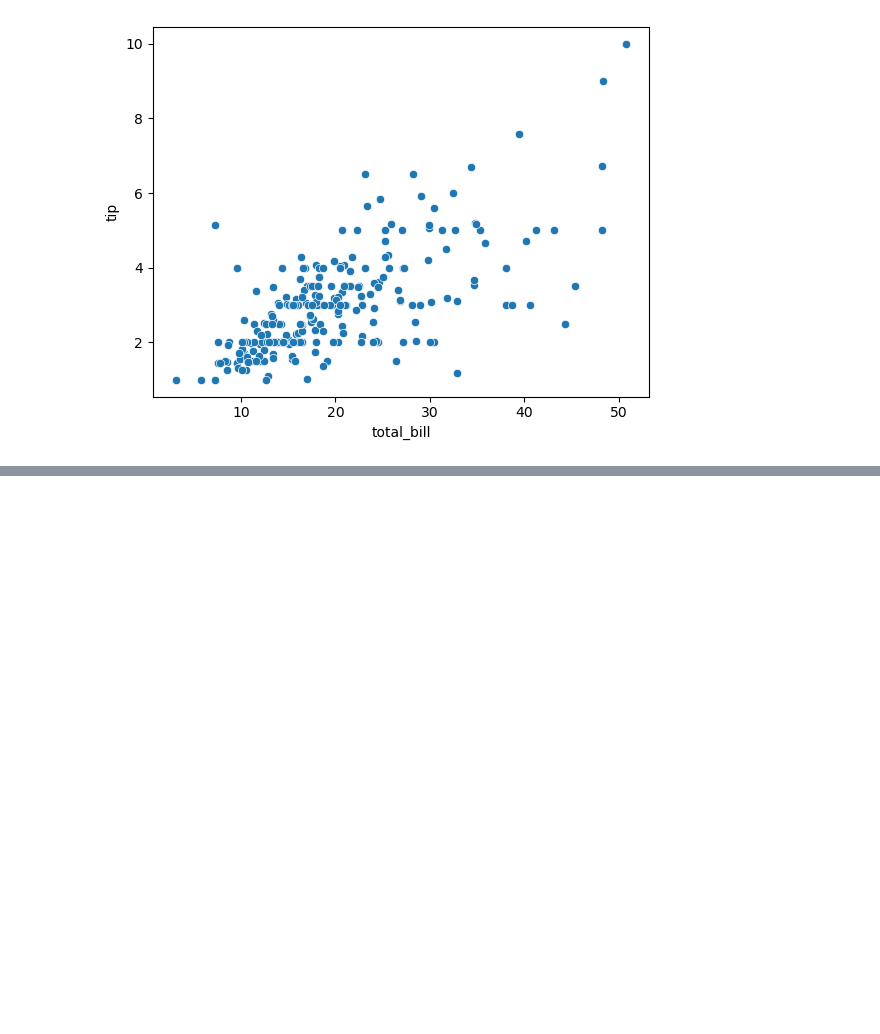
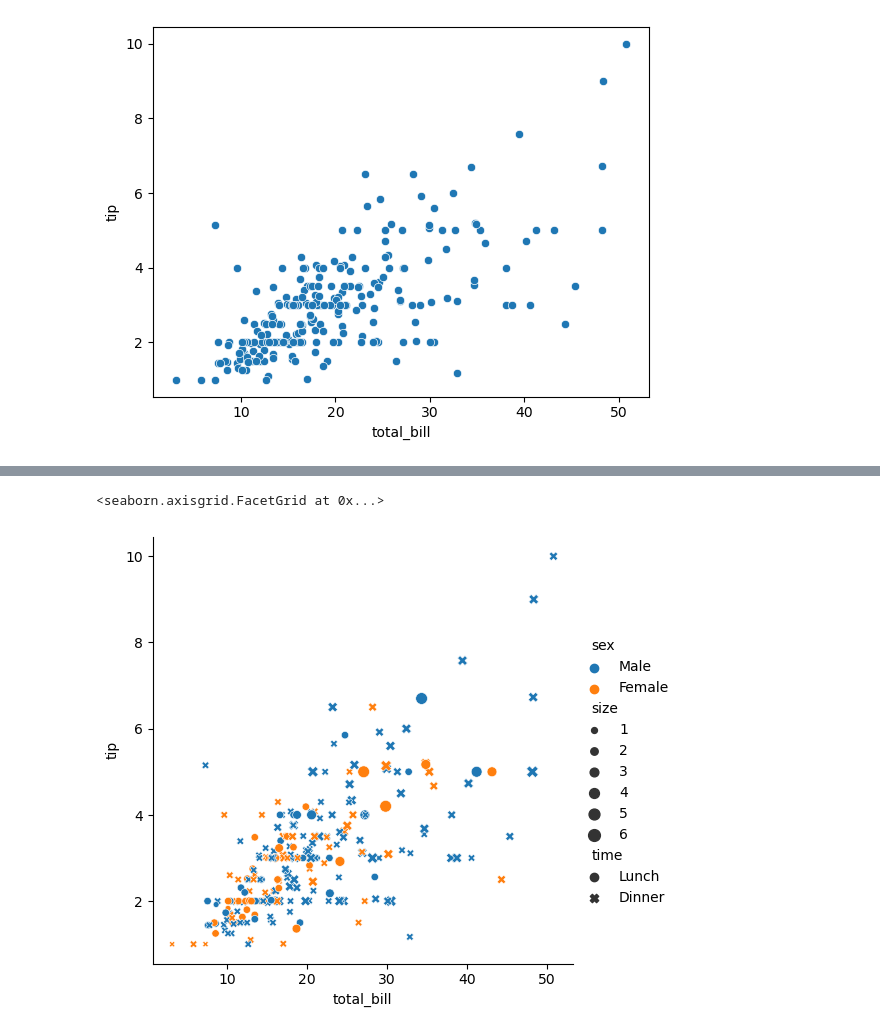
Before and after one commit to karkiayush/seaborn, a Jupyter notebook: relational_plots/scatter_plots/scatter_plots.ipynb, the cells around one changed output, grey strips where cells are left out. Saved outputs shown, nothing was run; the diff lists cells and outputs as text; code cells hidden in the pictures; blank space fills up the shorter version.

Commit message:
scatter plot is done

```diff
--- a/relational_plots/scatter_plots/scatter_plots.ipynb
+++ b/relational_plots/scatter_plots/scatter_plots.ipynb
@@ -50 +49,16 @@ The figure layout has changed to tight
 [figure]
+# %%
+sns.relplot(
+    data=tips,
+    x="total_bill",
+    y="tip",
+    hue="sex",
+    style="time",
+    size="size",
+    # depending upon the value of size coloumn, the marker size will be increased or decreased
+    # Here hue parameter helps to know the gender of guest by distinguishing them with different color
+    # style gives a distinction of lunch and dinner time
+)
+# %% [output]
+<seaborn.axisgrid.FacetGrid at 0x...>
+[figure, added]
```
Also changed, not shown: parts of 1 cell of this notebook.
